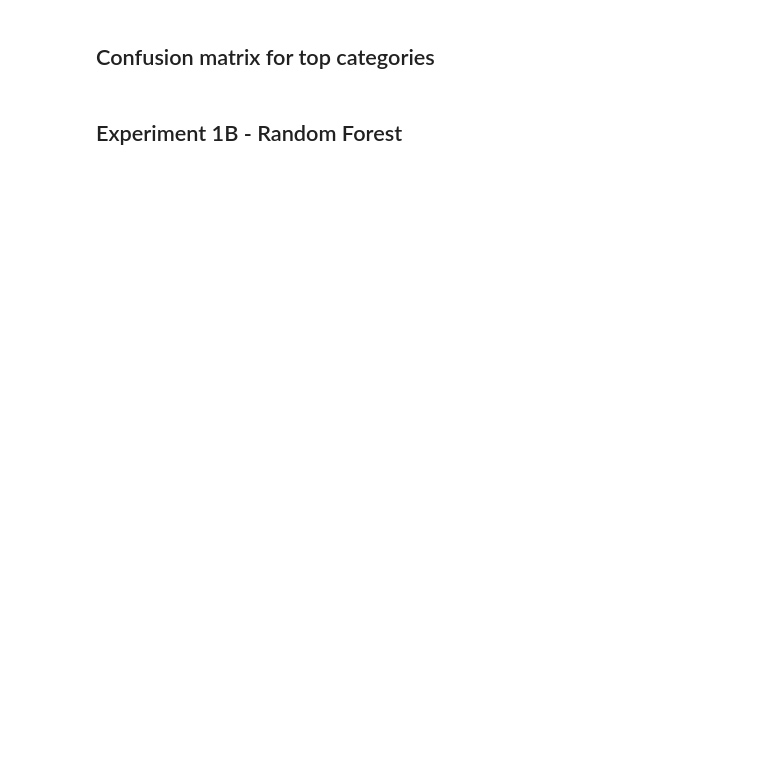
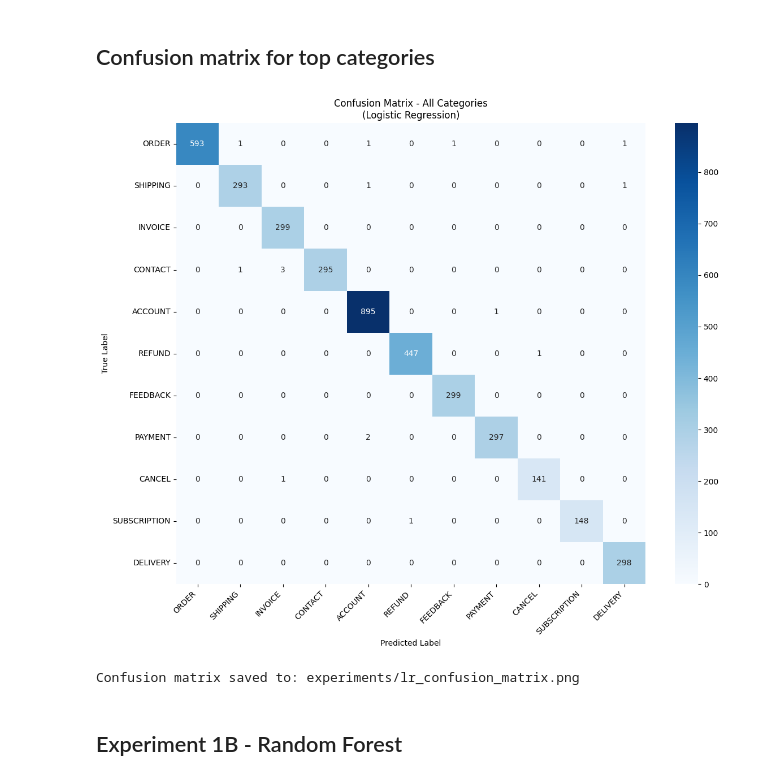
Before and after one commit to EhsanFarazmand/supportai, a Jupyter notebook: notebooks/02_classical_baseline.ipynb, the cells around one changed output. Saved outputs shown, nothing was run; the diff lists cells and outputs as text; code cells hidden in the pictures; blank space fills up the shorter version.

```diff
--- a/notebooks/02_classical_baseline.ipynb
+++ b/notebooks/02_classical_baseline.ipynb
@@ -81,8 +121,10 @@ print("\n Label encoder saved to: models/label_encoder.pkl")
 ## Train/Validation/Test Split
 # %%
 # 70% train, 15% validation, 15% test
+X_np = np.asarray(X)
+
 X_temp, X_test, y_temp, y_test = train_test_split(
-    X, y_encoded,
+    X_np, y_encoded,
     test_size=0.15,
     random_state=42,
     stratify=y_encoded  # Keep same class distribution
@@ -188,8 +267,8 @@ print(" DETAILED CLASSIFICATION REPORT")
 print("=" * 60)
 
 # Get top 10 most common classes for detailed view
-top_classes = Counter(y_val).most_common(10)
-top_class_indices = [idx for idx, _ in top_classes]
+all_classes = Counter(y_val)
+all_class_indices = [idx for idx in all_classes]
 
 report = classification_report(
     y_val,
@@ -202,36 +301,34 @@ print(report)
 ## Confusion matrix for top categories
 # %%
 # Visualize where model makes mistakes
-top_10_classes = label_encoder.inverse_transform(top_class_indices)
-
-# Filter predictions for top 10 classes only
-mask = np.isin(y_val, top_class_indices)
-y_val_top10 = y_val[mask]
-y_pred_top10 = y_val_pred[mask]
+all_classes = label_encoder.inverse_transform(all_class_indices)
 
 # Create confusion matrix
-cm = confusion_matrix(y_val_top10, y_pred_top10, labels=top_class_indices)
+cm = confusion_matrix(y_val, y_val_pred, labels=all_class_indices)
 
 # Plot
 plt.figure(figsize=(12, 10))
 sns.heatmap(
     cm,
     annot=True,
     fmt='d',
     cmap='Blues',
-    xticklabels=top_10_classes,
-    yticklabels=top_10_classes
+    xticklabels=all_classes,
+    yticklabels=all_classes
 )
-plt.title('Confusion Matrix - Top 10 Categories\n(Logistic Regression)')
+plt.title('Confusion Matrix - All Categories\n(Logistic Regression)')
 plt.ylabel('True Label')
 plt.xlabel('Predicted Label')
 plt.xticks(rotation=45, ha='right')
 plt.yticks(rotation=0)
 plt.tight_layout()
 plt.savefig('../experiments/lr_confusion_matrix.png', dpi=150, bbox_inches='tight')
 plt.show()
 
 print("Confusion matrix saved to: experiments/lr_confusion_matrix.png")
+# %% [output]
+[figure, added]
+Confusion matrix saved to: experiments/lr_confusion_matrix.png
 # %% [markdown]
 ## Experiment 1B - Random Forest
 # %%
```
Also changed, not shown: parts of 22 cells of this notebook, 12 other files.
